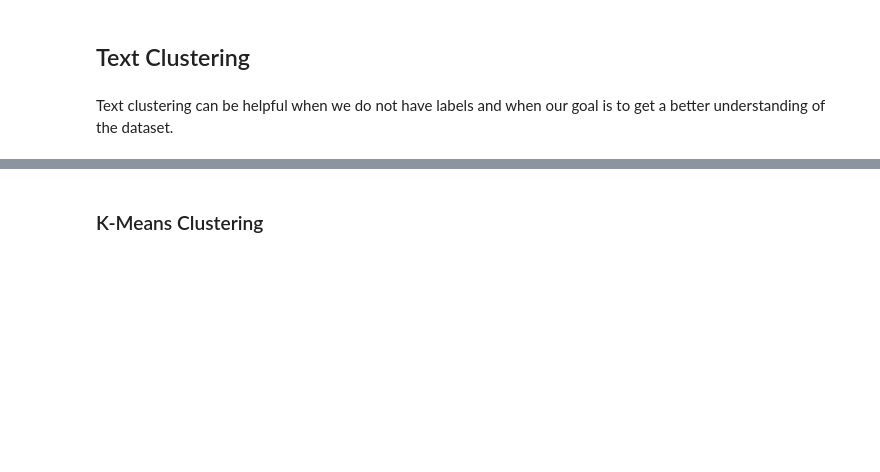
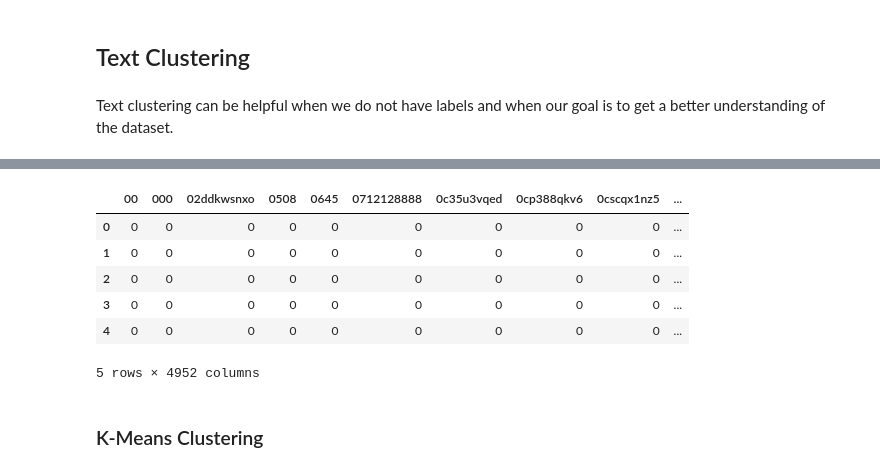
Before and after one commit to owenmonroe/OwenMonroe_TextMining_Fall23, a Jupyter notebook: Lab6_Oct9_Text_Clustering_Topic_Modeling/Text Clustering.ipynb, the cells around one changed output, grey strips where cells are left out. Saved outputs shown, nothing was run; the diff lists cells and outputs as text; code cells hidden in the pictures; blank space fills up the shorter version.

Commit message:
class labwork  10/9
lab work in class text clustering

```diff
--- a/Lab6_Oct9_Text_Clustering_Topic_Modeling/Text Clustering.ipynb
+++ b/Lab6_Oct9_Text_Clustering_Topic_Modeling/Text Clustering.ipynb
@@ -56,12 +96,23 @@ display(x_text.head(10))
 # %%
+from sklearn.feature_extraction.text import CountVectorizer
+
+
 vectorizer = CountVectorizer(ngram_range = (1,1))
 
 vectorizer.fit(x_text)
 
 X = vectorizer.transform(x_text)
 
-final_df = pd.DataFrame(data = X.toarray(), columns=vectorizer.get_feature_names_out())
+final_df = pd.DataFrame(data = X.toarray(), columns=vectorizer.get_feature_names())
 final_df.head()
+# %% [output]
+|  | 00 | 000 | 02ddkwsnxo | 0508 | 0645 | 0712128888 | 0c35u3vqed | 0cp388qkv6 | 0cscqx1nz5 | ... |
+| 0 | 0 | 0 | 0 | 0 | 0 | 0 | 0 | 0 | 0 | ... |
+| 1 | 0 | 0 | 0 | 0 | 0 | 0 | 0 | 0 | 0 | ... |
+| 2 | 0 | 0 | 0 | 0 | 0 | 0 | 0 | 0 | 0 | ... |
+| 3 | 0 | 0 | 0 | 0 | 0 | 0 | 0 | 0 | 0 | ... |
+| 4 | 0 | 0 | 0 | 0 | 0 | 0 | 0 | 0 | 0 | ... |
+5 rows × 4952 columns
 # %% [markdown]
 ### K-Means Clustering
 # %% [markdown]
```
Also changed, not shown: parts of 7 cells of this notebook, 2 other files.
